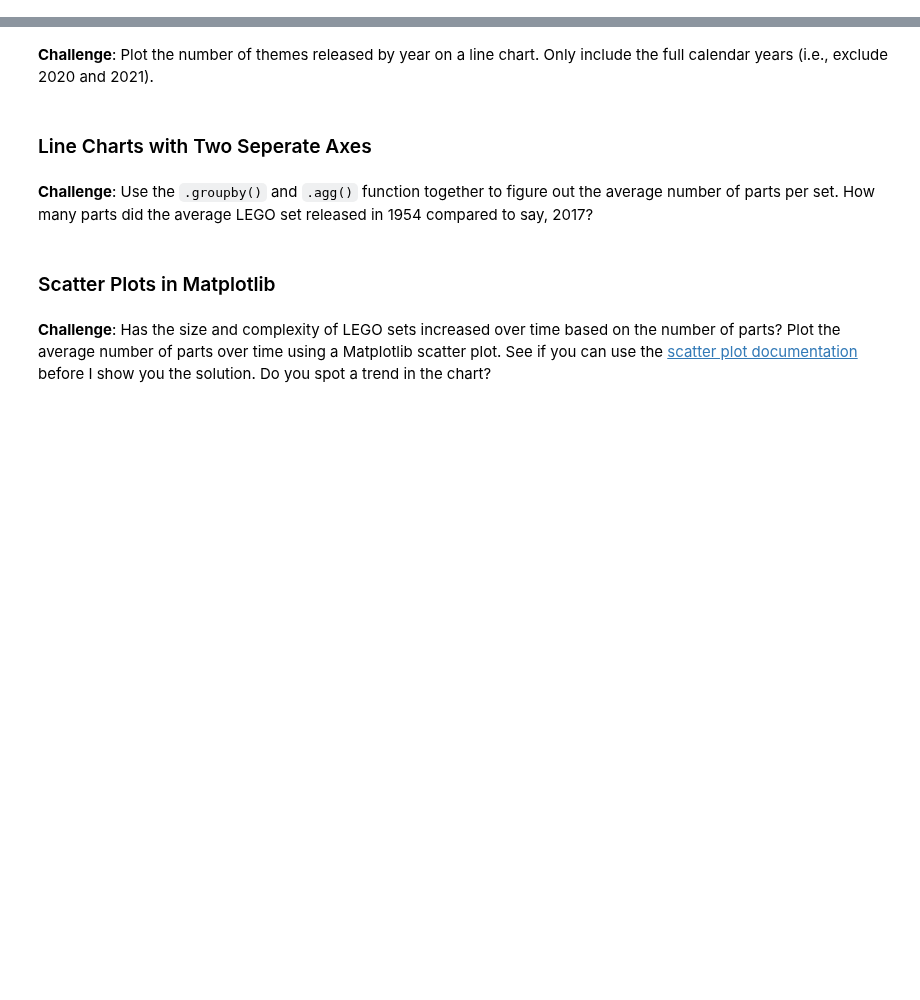
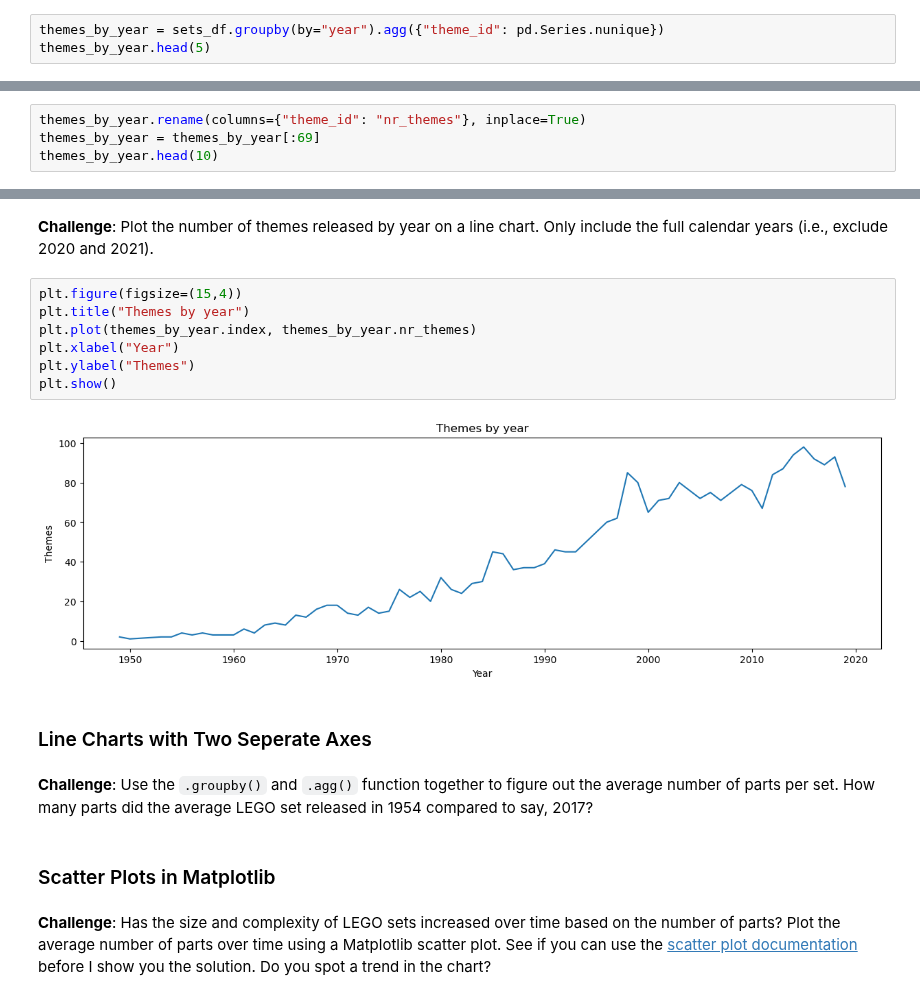
Before and after one commit to goltaraya/lego-data-analysis, a Jupyter notebook: Lego_Analysis_for_Course_(start).ipynb, the cells around one changed output, grey strips where cells are left out. Cells and saved outputs as stored; diff of their text form; blank space fills up the shorter version.

```diff
--- a/Lego_Analysis_for_Course_(start).ipynb
+++ b/Lego_Analysis_for_Course_(start).ipynb
@@ -156,3 +156,6 @@ plt.show()
 ### Aggregate Data with the Python .agg() Function
 
 Let's work out the number of different themes shipped by year. This means we have to count the number of unique theme_ids per calendar year.
+# %%
+themes_by_year = sets_df.groupby(by="year").agg({"theme_id": pd.Series.nunique})
+themes_by_year.head(5)
@@ -158,0 +170,4 @@ Let's work out the number of different themes shipped by year. This means we hav
+# %%
+themes_by_year.rename(columns={"theme_id": "nr_themes"}, inplace=True)
+themes_by_year = themes_by_year[:69]
+themes_by_year.head(10)
@@ -159,5 +187,14 @@ Let's work out the number of different themes shipped by year. This means we hav
 # %% [markdown]
 **Challenge**: Plot the number of themes released by year on a line chart. Only include the full calendar years (i.e., exclude 2020 and 2021).
+# %%
+plt.figure(figsize=(15,4))
+plt.title("Themes by year")
+plt.plot(themes_by_year.index, themes_by_year.nr_themes)
+plt.xlabel("Year")
+plt.ylabel("Themes")
+plt.show()
+# %% [output]
+[figure, added]
 # %% [markdown]
 ### Line Charts with Two Seperate Axes
 # %% [markdown]
```
Also changed, not shown: parts of 4 cells of this notebook.
